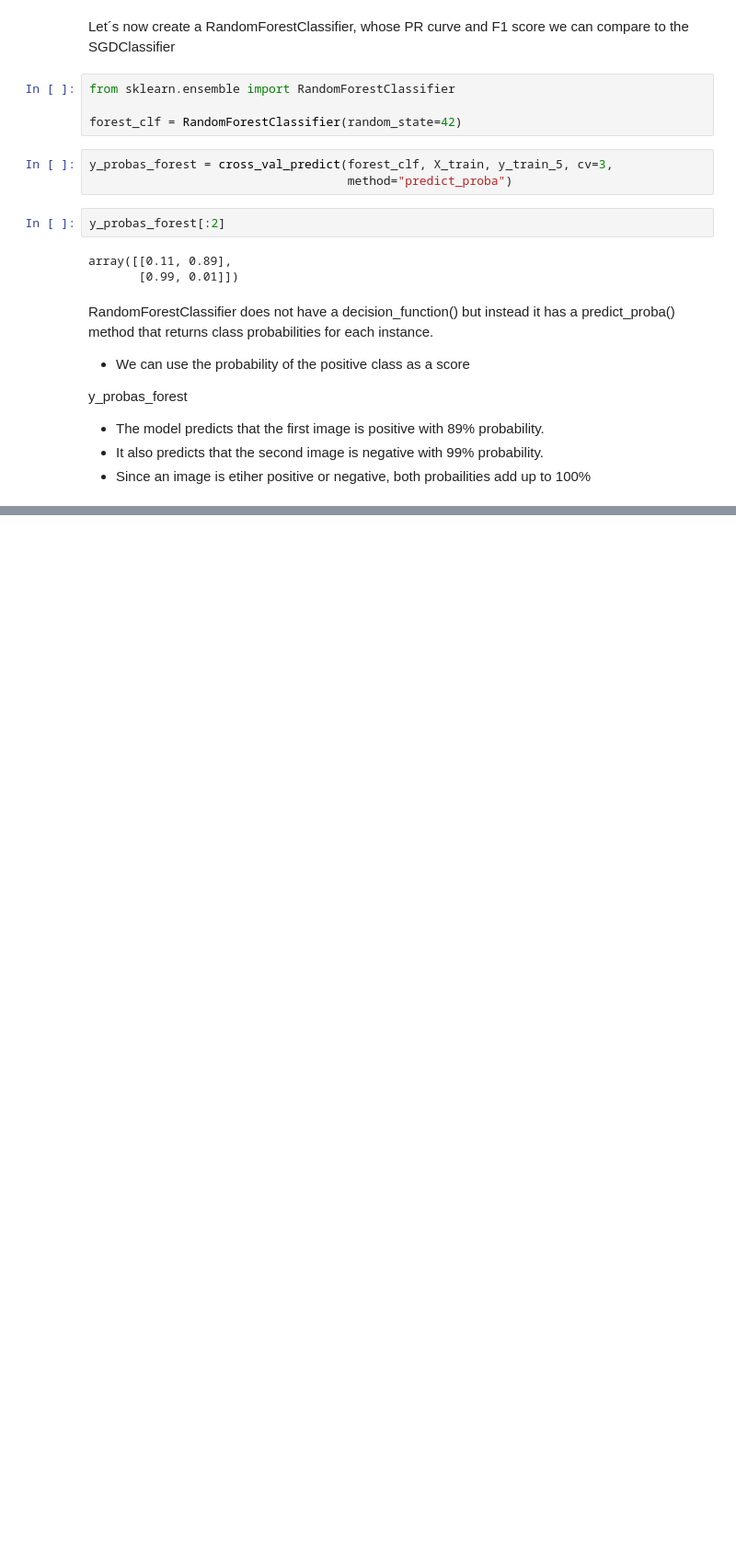
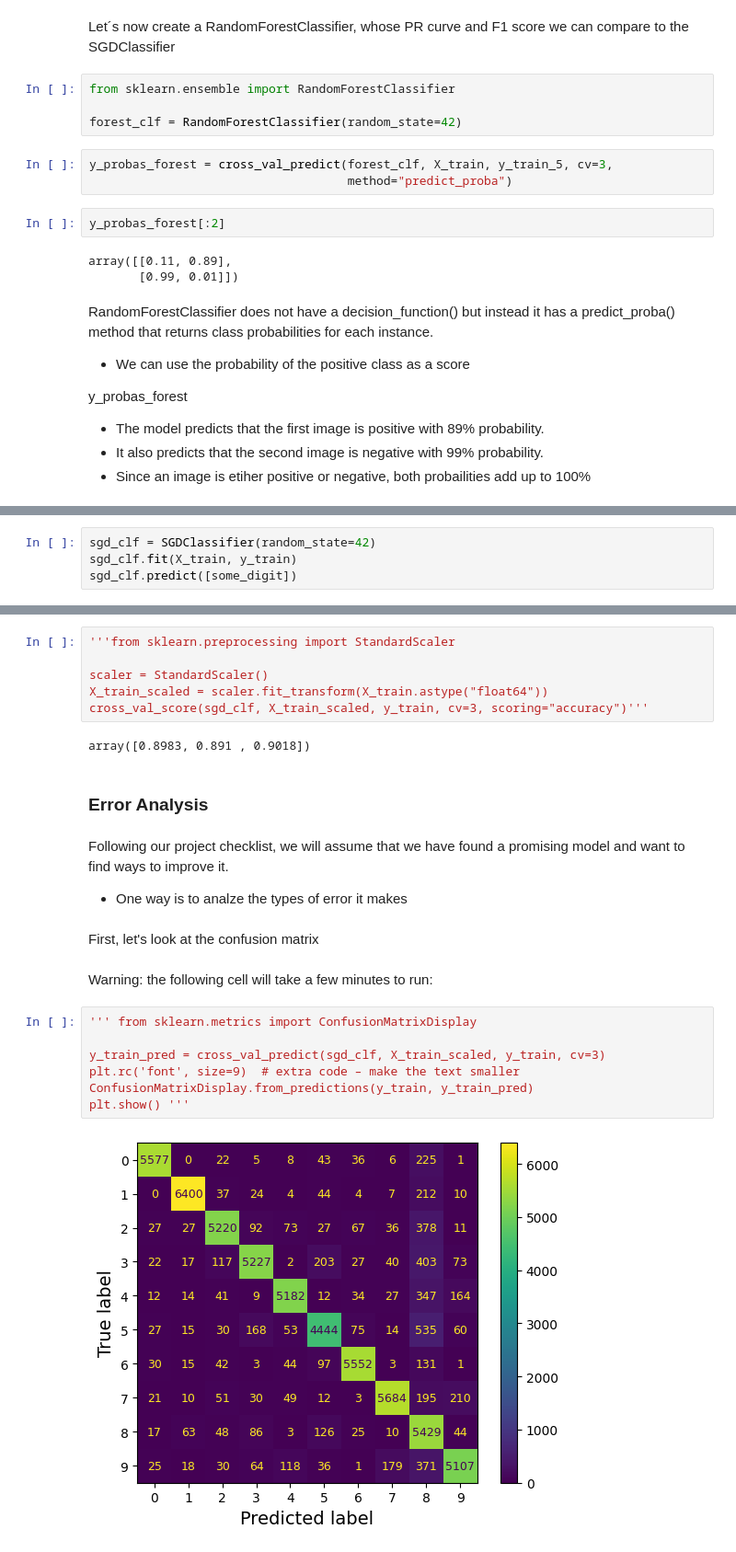
Before and after one commit to Gonzalo-Caro/Practicas-ML-NN, a Jupyter notebook: Book/03_Classification.ipynb, the cells around one changed output, grey strips where cells are left out. Shown: that part at 92% size. Drawn from its saved outputs; the diff is of its cells as text; blank space fills up the shorter version.

```diff
--- a/Book/03_Classification.ipynb
+++ b/Book/03_Classification.ipynb
@@ -424,0 +568,4 @@ y_probas_forest
+# %%
+sgd_clf = SGDClassifier(random_state=42)
+sgd_clf.fit(X_train, y_train)
+sgd_clf.predict([some_digit])
@@ -424,0 +589,27 @@ y_probas_forest
+# %%
+'''from sklearn.preprocessing import StandardScaler
+
+scaler = StandardScaler()
+X_train_scaled = scaler.fit_transform(X_train.astype("float64"))
+cross_val_score(sgd_clf, X_train_scaled, y_train, cv=3, scoring="accuracy")'''
+# %% [output]
+array([0.8983, 0.891 , 0.9018])
+# %% [markdown]
+### Error Analysis
+# %% [markdown]
+Following our project checklist, we will assume that we have found a promising model and want to find ways to improve it.
+
+- One way is to analze the types of error it makes
+# %% [markdown]
+First, let's look at the confusion matrix
+# %% [markdown]
+Warning: the following cell will take a few minutes to run:
+# %%
+''' from sklearn.metrics import ConfusionMatrixDisplay
+
+y_train_pred = cross_val_predict(sgd_clf, X_train_scaled, y_train, cv=3)
+plt.rc('font', size=9)  # extra code – make the text smaller
+ConfusionMatrixDisplay.from_predictions(y_train, y_train_pred)
+plt.show() '''
+# %% [output]
+[figure, added]
```
Also changed, not shown: parts of 51 cells of this notebook.
